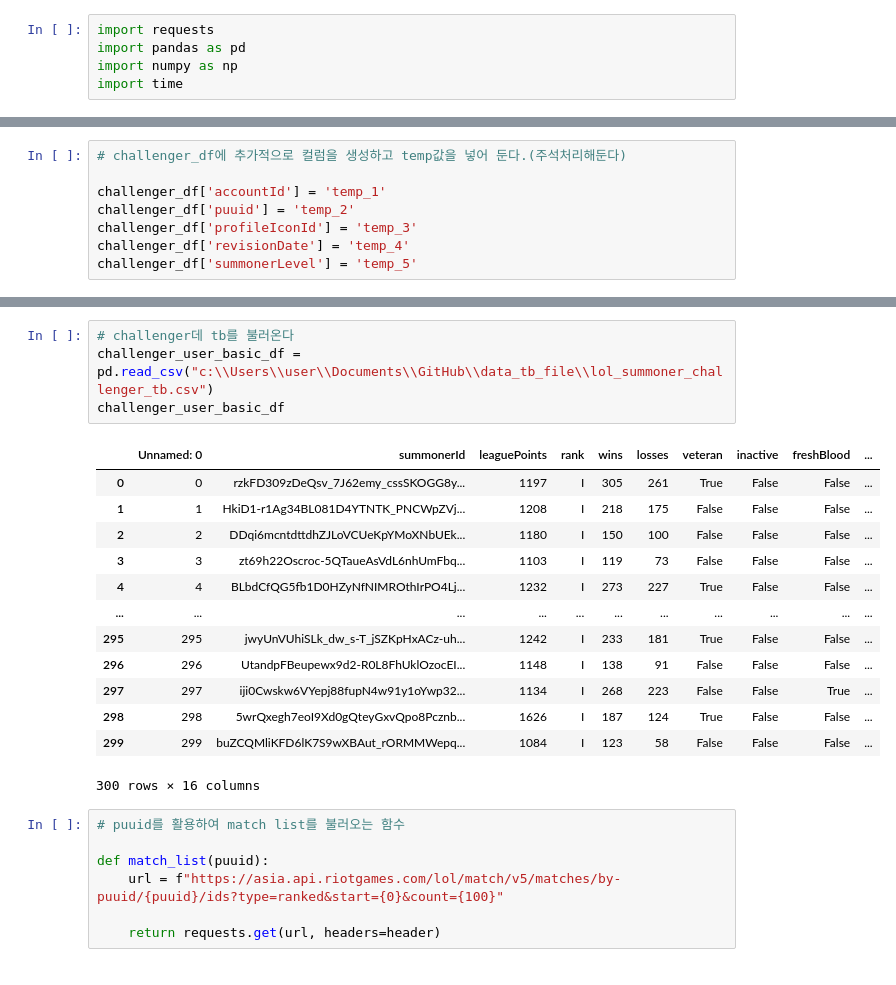
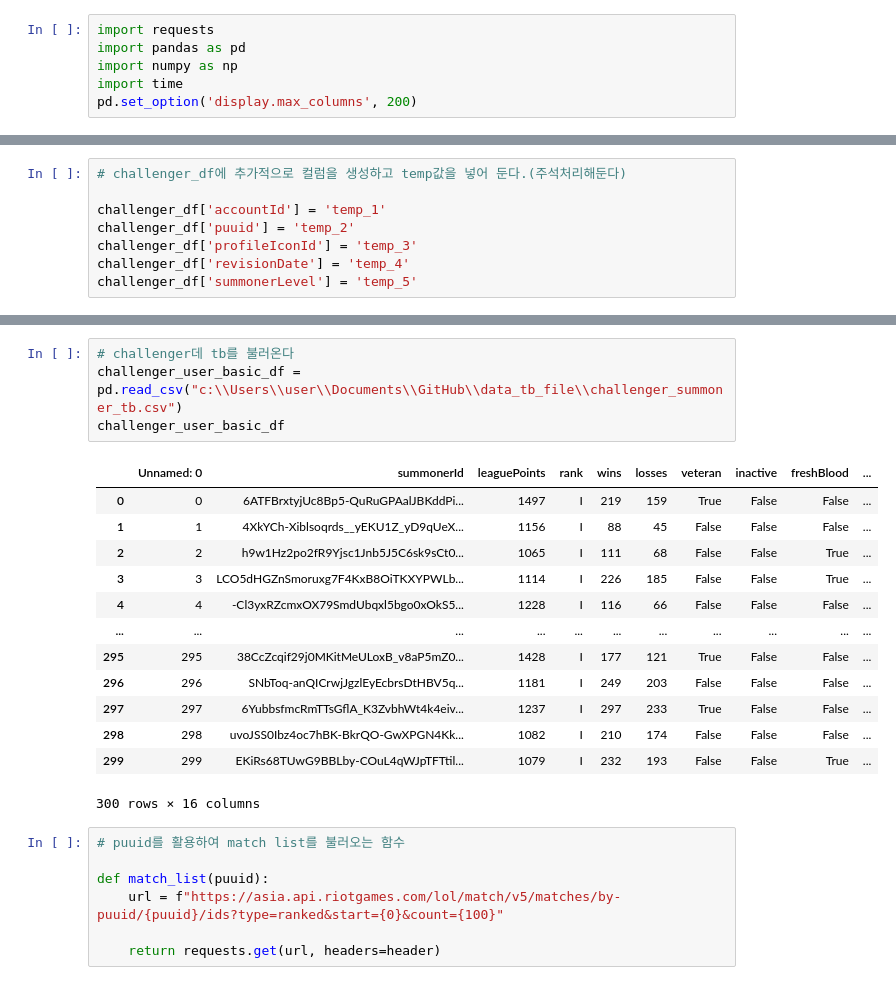
Before and after one commit to kim-bo-saeng/personal_project, a Jupyter notebook: lol_data/lol_data_clloection_challenger.ipynb, the cells around one changed output, grey strips where cells are left out. Drawn from its saved outputs; the diff is of its cells as text.

Commit message:
feat : data_collection_error

```diff
--- a/lol_data/lol_data_clloection_challenger.ipynb
+++ b/lol_data/lol_data_clloection_challenger.ipynb
@@ -3,6 +3,7 @@ import requests
 import pandas as pd
 import numpy as np
 import time
+pd.set_option('display.max_columns', 200)
 # %%
 # 매번 사용한 api_key값과 header를 생성한다.
 import requests
@@ -86,20 +132,20 @@ challenger_df
 # %%
 # challenger데 tb를 불러온다
-challenger_user_basic_df = pd.read_csv("c:\\Users\\user\\Documents\\GitHub\\data_tb_file\\lol_summoner_challenger_tb.csv")
+challenger_user_basic_df = pd.read_csv("c:\\Users\\user\\Documents\\GitHub\\data_tb_file\\challenger_summoner_tb.csv")
 challenger_user_basic_df
 # %% [output]
 |  | Unnamed: 0 | summonerId | leaguePoints | rank | wins | losses | veteran | inactive | freshBlood | ... |
-| 0 | 0 | rzkFD309zDeQsv_7J62emy_cssSKOGG8y... | 1197 | I | 305 | 261 | True | False | False | ... |
-| 1 | 1 | HkiD1-r1Ag34BL081D4YTNTK_PNCWpZVj... | 1208 | I | 218 | 175 | False | False | False | ... |
-| 2 | 2 | DDqi6mcntdttdhZJLoVCUeKpYMoXNbUEk... | 1180 | I | 150 | 100 | False | False | False | ... |
-| 3 | 3 | zt69h22Oscroc-5QTaueAsVdL6nhUmFbq... | 1103 | I | 119 | 73 | False | False | False | ... |
-| 4 | 4 | BLbdCfQG5fb1D0HZyNfNIMROthIrPO4Lj... | 1232 | I | 273 | 227 | True | False | False | ... |
+| 0 | 0 | 6ATFBrxtyjUc8Bp5-QuRuGPAalJBKddPi... | 1497 | I | 219 | 159 | True | False | False | ... |
+| 1 | 1 | 4XkYCh-Xiblsoqrds__yEKU1Z_yD9qUeX... | 1156 | I | 88 | 45 | False | False | False | ... |
+| 2 | 2 | h9w1Hz2po2fR9Yjsc1Jnb5J5C6sk9sCt0... | 1065 | I | 111 | 68 | False | False | True | ... |
+| 3 | 3 | LCO5dHGZnSmoruxg7F4KxB8OiTKXYPWLb... | 1114 | I | 226 | 185 | False | False | True | ... |
+| 4 | 4 | -Cl3yxRZcmxOX79SmdUbqxl5bgo0xOkS5... | 1228 | I | 116 | 66 | False | False | False | ... |
 | ... | ... | ... | ... | ... | ... | ... | ... | ... | ... | ... |
-| 295 | 295 | jwyUnVUhiSLk_dw_s-T_jSZKpHxACz-uh... | 1242 | I | 233 | 181 | True | False | False | ... |
-| 296 | 296 | UtandpFBeupewx9d2-R0L8FhUklOzocEI... | 1148 | I | 138 | 91 | False | False | False | ... |
-| 297 | 297 | iji0Cwskw6VYepj88fupN4w91y1oYwp32... | 1134 | I | 268 | 223 | False | False | True | ... |
-| 298 | 298 | 5wrQxegh7eoI9Xd0gQteyGxvQpo8Pcznb... | 1626 | I | 187 | 124 | True | False | False | ... |
-| 299 | 299 | buZCQMliKFD6lK7S9wXBAut_rORMMWepq... | 1084 | I | 123 | 58 | False | False | False | ... |
+| 295 | 295 | 38CcZcqif29j0MKitMeULoxB_v8aP5mZ0... | 1428 | I | 177 | 121 | True | False | False | ... |
+| 296 | 296 | SNbToq-anQICrwjJgzlEyEcbrsDtHBV5q... | 1181 | I | 249 | 203 | False | False | False | ... |
+| 297 | 297 | 6YubbsfmcRmTTsGflA_K3ZvbhWt4k4eiv... | 1237 | I | 297 | 233 | True | False | False | ... |
+| 298 | 298 | uvoJSS0Ibz4oc7hBK-BkrQO-GwXPGN4Kk... | 1082 | I | 210 | 174 | False | False | False | ... |
+| 299 | 299 | EKiRs68TUwG9BBLby-COuL4qWJpTFTtil... | 1079 | I | 232 | 193 | False | False | True | ... |
 300 rows × 16 columns
 # %%
 # puuid를 활용하여 match list를 불러오는 함수
```
Also changed, not shown: parts of 10 cells of this notebook.
